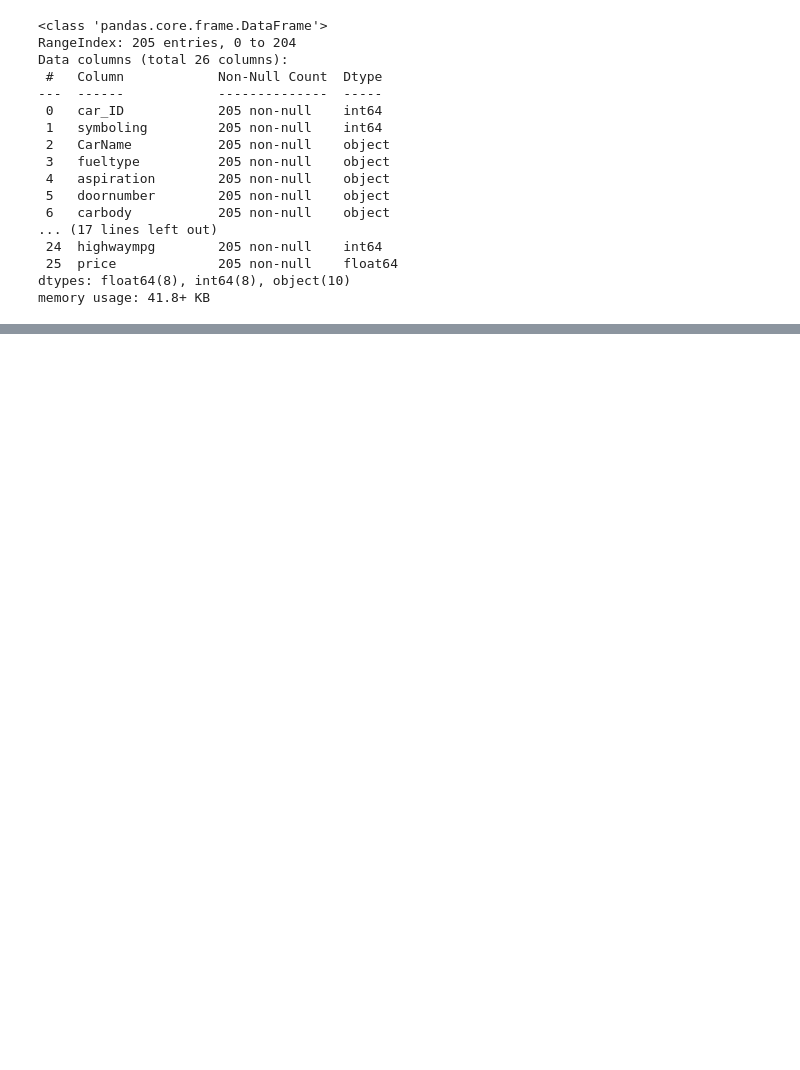
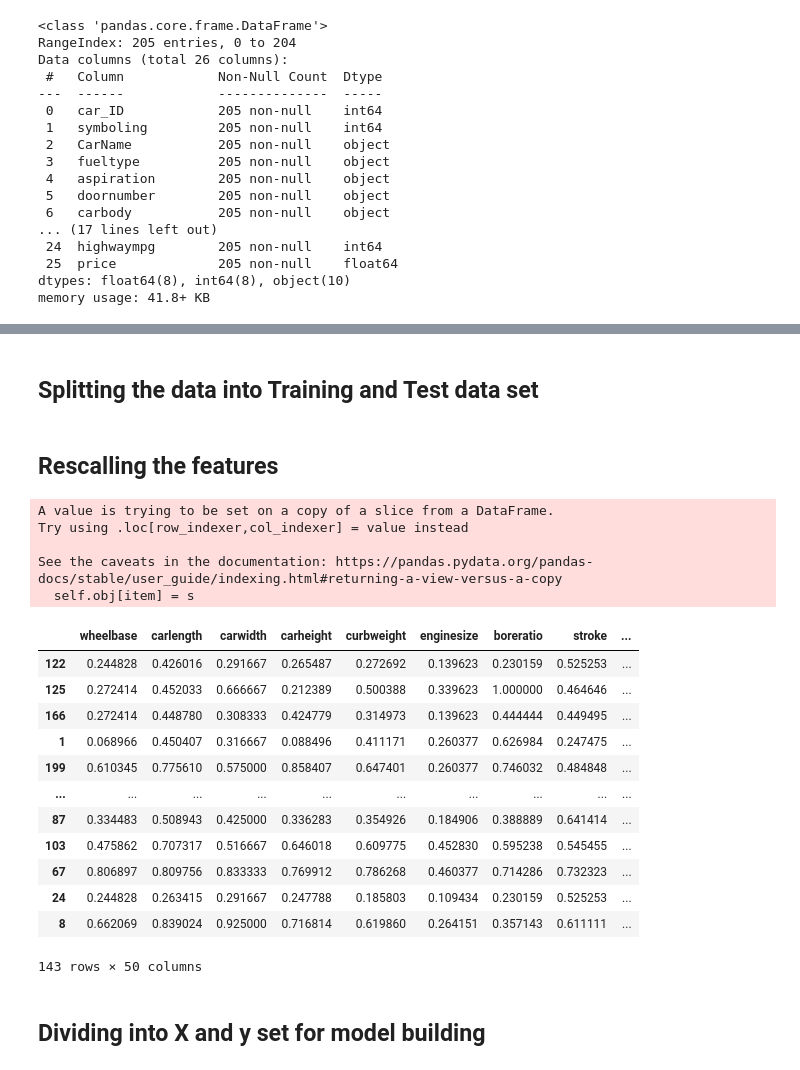
Before and after one commit to singh-manvinder/carprice_prediction, a Jupyter notebook: solution.ipynb, the cells around one changed output, grey strips where cells are left out. Cells and saved outputs as stored; diff of their text form; code cells hidden in the pictures; blank space fills up the shorter version.

```diff
--- a/solution.ipynb
+++ b/solution.ipynb
@@ -51,0 +111,7 @@ car_price_df.describe()
+# %%
+for col in cat_columns:
+    category = pd.get_dummies(car_price_df[col], drop_first = True)
+    car_price_df = pd.concat([car_price_df, category], axis = 1)
+    car_price_df.drop(col, axis = 1, inplace = True)
+
+car_price_df.head(5)
@@ -51,0 +126,2 @@ car_price_df.describe()
+# %% [markdown]
+## Splitting the data into Training and Test data set
@@ -51,0 +131,31 @@ car_price_df.describe()
+# %%
+df_train, df_test = train_test_split(car_price_df, train_size = 0.7, test_size = 0.3, random_state = 100)
+# %% [markdown]
+## Rescalling the features
+# %%
+from sklearn.preprocessing import MinMaxScaler
+scaler = MinMaxScaler()
+# %%
+df_train.loc[:,num_columns] = scaler.fit_transform(df_train.loc[:,num_columns])
+df_train
+# %% [output]
+A value is trying to be set on a copy of a slice from a DataFrame.
+Try using .loc[row_indexer,col_indexer] = value instead
+
+See the caveats in the documentation: https://pandas.pydata.org/pandas-docs/stable/user_guide/indexing.html#returning-a-view-versus-a-copy
+  self.obj[item] = s
+|  | wheelbase | carlength | carwidth | carheight | curbweight | enginesize | boreratio | stroke | ... |
+| 122 | 0.244828 | 0.426016 | 0.291667 | 0.265487 | 0.272692 | 0.139623 | 0.230159 | 0.525253 | ... |
+| 125 | 0.272414 | 0.452033 | 0.666667 | 0.212389 | 0.500388 | 0.339623 | 1.000000 | 0.464646 | ... |
+| 166 | 0.272414 | 0.448780 | 0.308333 | 0.424779 | 0.314973 | 0.139623 | 0.444444 | 0.449495 | ... |
+| 1 | 0.068966 | 0.450407 | 0.316667 | 0.088496 | 0.411171 | 0.260377 | 0.626984 | 0.247475 | ... |
+| 199 | 0.610345 | 0.775610 | 0.575000 | 0.858407 | 0.647401 | 0.260377 | 0.746032 | 0.484848 | ... |
+| ... | ... | ... | ... | ... | ... | ... | ... | ... | ... |
+| 87 | 0.334483 | 0.508943 | 0.425000 | 0.336283 | 0.354926 | 0.184906 | 0.388889 | 0.641414 | ... |
+| 103 | 0.475862 | 0.707317 | 0.516667 | 0.646018 | 0.609775 | 0.452830 | 0.595238 | 0.545455 | ... |
+| 67 | 0.806897 | 0.809756 | 0.833333 | 0.769912 | 0.786268 | 0.460377 | 0.714286 | 0.732323 | ... |
+| 24 | 0.244828 | 0.263415 | 0.291667 | 0.247788 | 0.185803 | 0.109434 | 0.230159 | 0.525253 | ... |
+| 8 | 0.662069 | 0.839024 | 0.925000 | 0.716814 | 0.619860 | 0.264151 | 0.357143 | 0.611111 | ... |
+143 rows × 50 columns
+# %% [markdown]
+## Dividing into X and y set for model building
```
Also changed, not shown: parts of 15 cells of this notebook, 1 other file.
